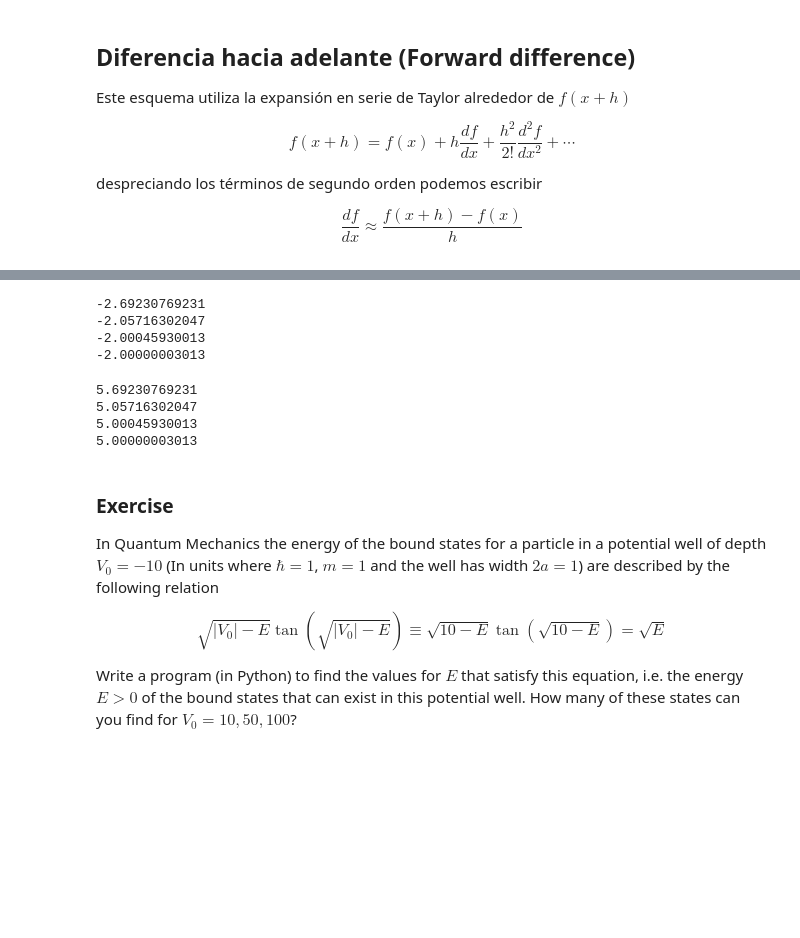
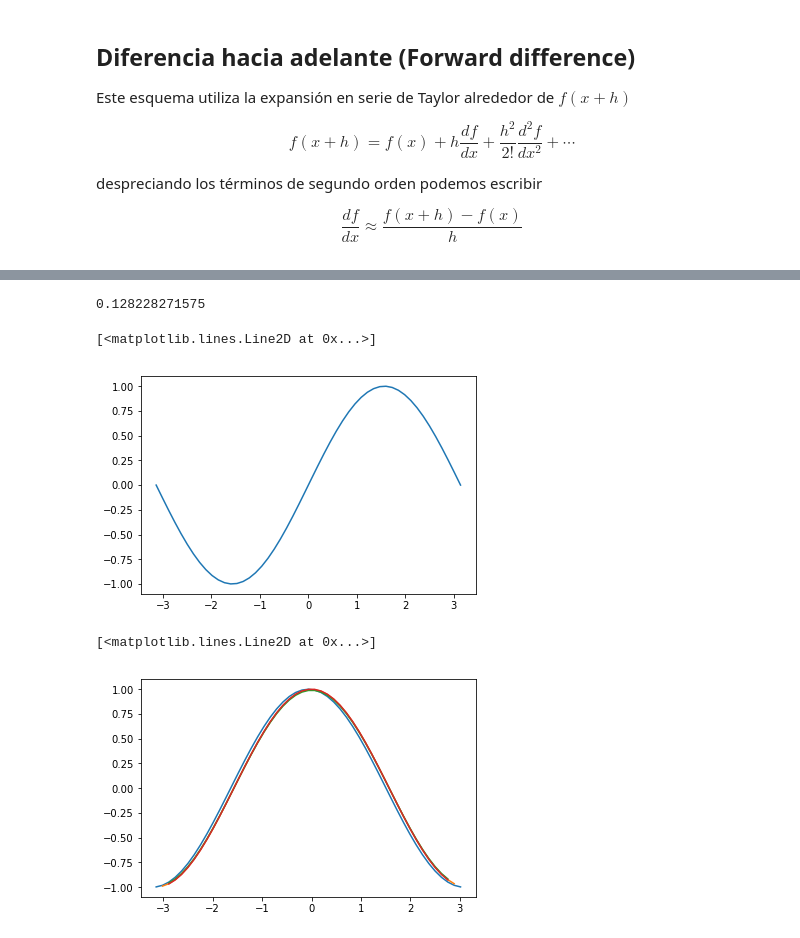
Before and after one commit to ComputationalScienceUniandes/ComputationalMethods, a Jupyter notebook: secciones/04.Derivacion/derivacion.ipynb, the cells around one changed output, grey strips where cells are left out. Cells and saved outputs as stored; diff of their text form; code cells hidden in the pictures; blank space fills up the shorter version.

```diff
--- a/secciones/04.Derivacion/derivacion.ipynb
+++ b/secciones/04.Derivacion/derivacion.ipynb
@@ -139,3 +145,5 @@ $$
 # %%
 def my_func(x):
-    return x**2 - 3*x - 10
+    return np.sin(x)
+def my_func_prime(x):
+    return np.cos(x)
@@ -151,34 +150,11 @@ plt.plot(x, my_func(x))
-# %%
-x_guess = -5.0
-h = 0.01
-while (abs(my_func(x_guess)) > 1E-3):
-    delta_x = -my_func(x_guess)/my_prime_func(x_guess,h)
-    x_guess = x_guess + delta_x
-    print x_guess
-# %% [output]
--2.69230769231
--2.05716302047
--2.00045930013
--2.00000003013
-# %%
-x_guess = 8.0
-h = 0.01
-while (abs(my_func(x_guess)) > 1E-3):
-    delta_x = -my_func(x_guess)/my_prime_func(x_guess,h)
-    x_guess = x_guess + delta_x
-    print x_guess
-# %% [output]
-5.69230769231
-5.05716302047
-5.00045930013
-5.00000003013
-# %% [markdown]
-### Exercise
-
-In Quantum Mechanics the energy of the bound states for a particle in a potential well of depth $V_0=-10$ (In units where $\hbar=1$, $m=1$ and the well has width $2a=1$) are described by the following relation
-
-$$
-\sqrt{|V_0|-E} \tan(\sqrt{|V_0|-E})\equiv \sqrt{10−E} \tan(\sqrt{10−E}) = \sqrt{E}
-$$
-
-Write a program (in Python) to find the values for $E$ that satisfy this equation, i.e. the energy $E>0$ of the bound states that can exist in this potential well. How many of these states can you find for $V_0=10,50,100$?
+# %%
+n_points = 50
+x = np.linspace(-np.pi,np.pi,n_points)
+h = x[1]-x[0]
+f = my_func(x)
+print(h)
+plt.plot(x,f)
+# %% [output]
+0.128228271575
+[<matplotlib.lines.Line2D at 0x...>]
+[figure, added]
@@ -184,0 +166,8 @@ Write a program (in Python) to find the values for $E$ that satisfy this equatio
+# %%
+plt.plot(x[0:-1], f_prime_da)
+plt.plot(x[1:-2], f_prime_dc_h)
+plt.plot(x[2:-3], f_prime_dc_2h)
+plt.plot(x[2:-3], f_prime_de)
+# %% [output]
+[<matplotlib.lines.Line2D at 0x...>]
+[figure, added]
```
Also changed, not shown: parts of 19 cells of this notebook.
